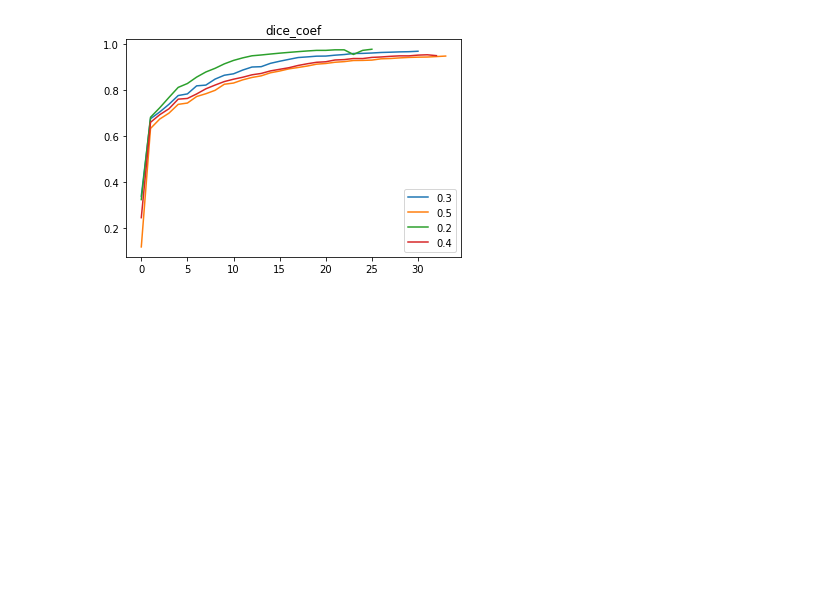
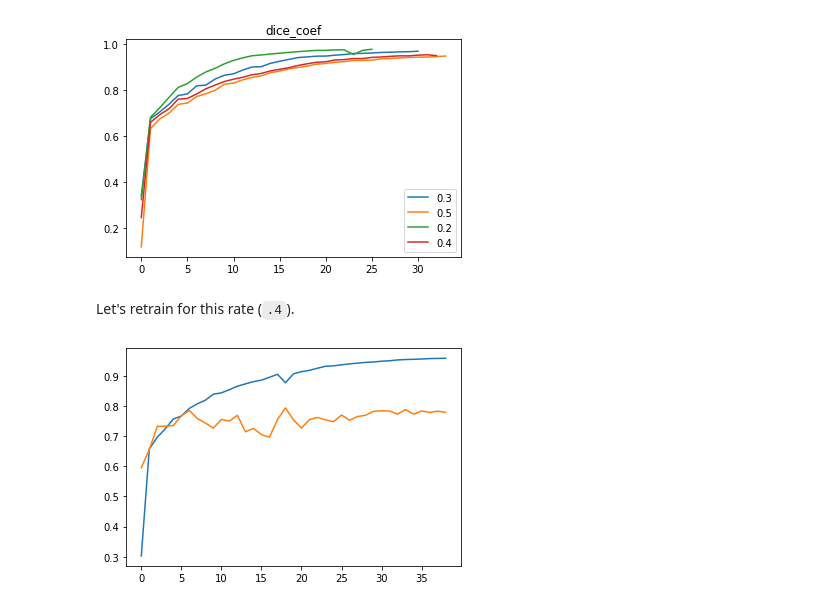
Before and after one commit to ilyarudyak/cs230_project_keras, a Jupyter notebook: isbi_challenge/training_v1.ipynb, the cells around one changed output. Cells and saved outputs as stored; diff of their text form; code cells hidden in the pictures; blank space fills up the shorter version.

```diff
--- a/isbi_challenge/training_v1.ipynb
+++ b/isbi_challenge/training_v1.ipynb
@@ -354,3 +354,14 @@ plot_metric('val_dice_coef', dir_path)
 plot_metric('dice_coef', dir_path)
 # %% [output]
 [figure]
+# %% [markdown]
+Let's retrain for this rate (`.4`).
+# %%
+filename = 'experiments/crop_64/history.pickle'
+# %%
+history = load_history(filename)
+# %%
+plt.plot(history['dice_coef']);
+plt.plot(history['val_dice_coef']);
+# %% [output]
+[figure, added]
```
Also changed, not shown: parts of 13 cells of this notebook, 8 other files.
